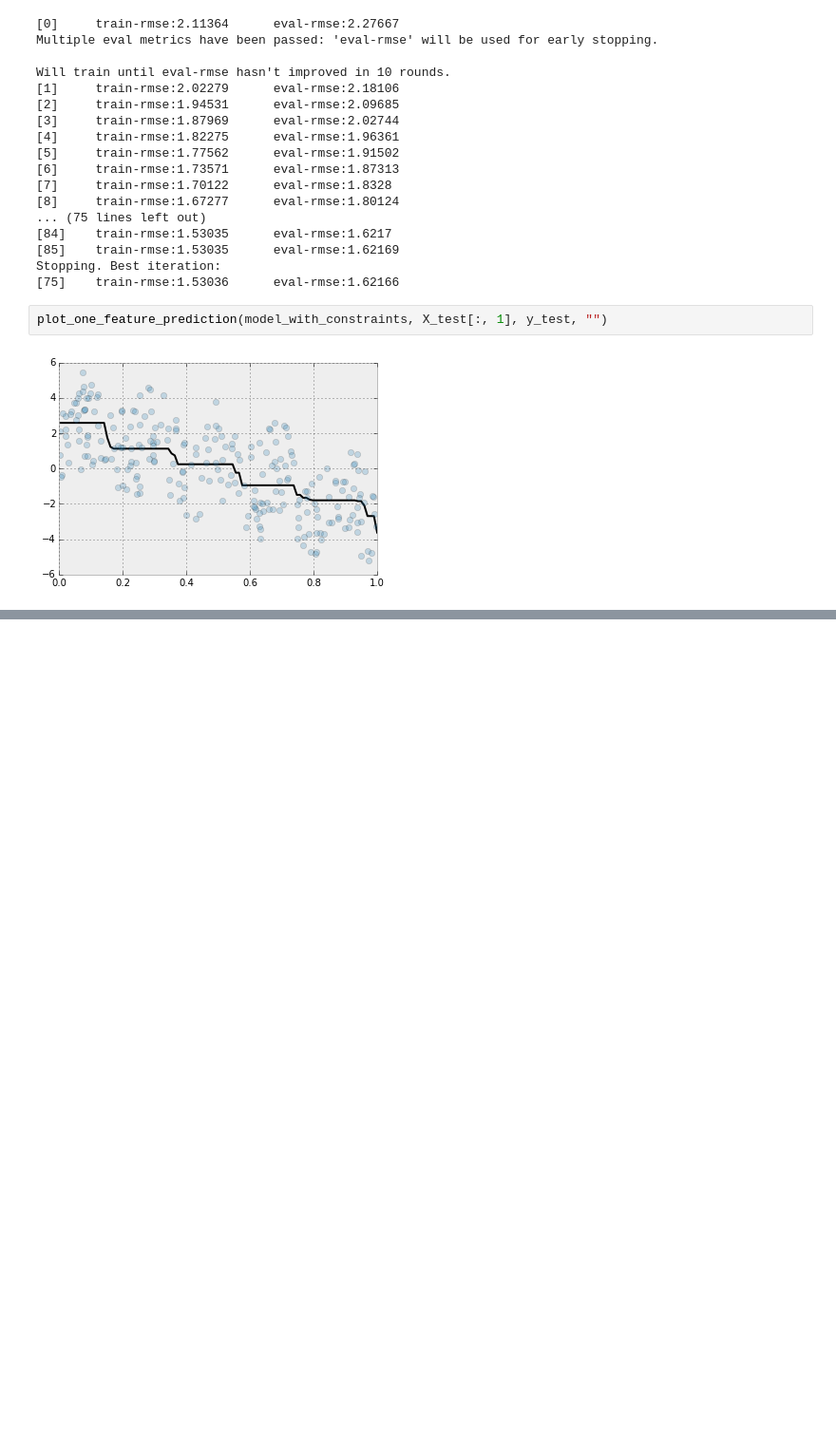
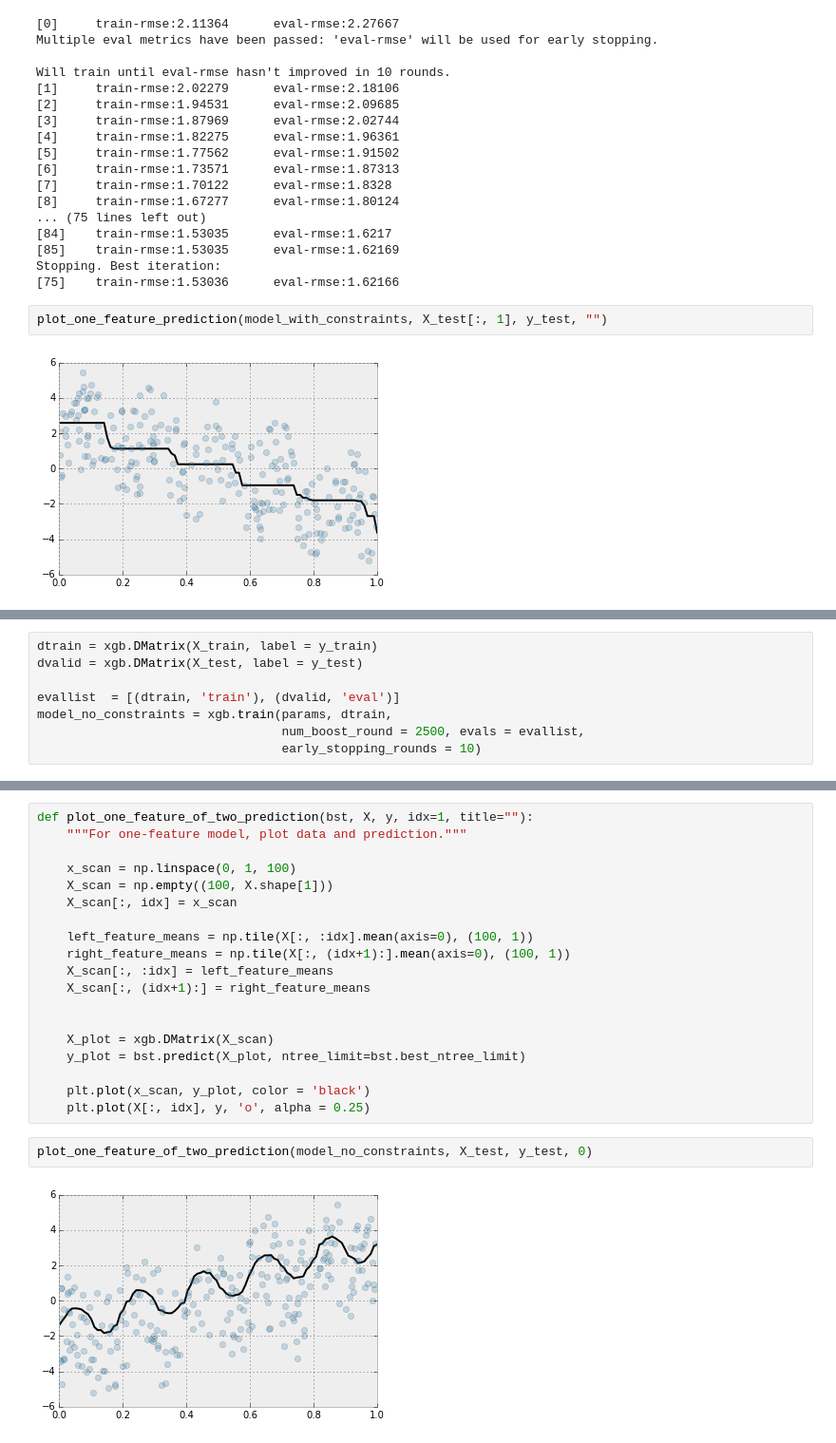
Before and after one commit to madrury/xgboost-monotonic-testing, a Jupyter notebook: xgboost-monotonic-testing.ipynb, the cells around one changed output, grey strips where cells are left out. Shown at 95% size. Drawn from its saved outputs; the diff is of its cells as text; blank space fills up the shorter version.

Commit message:
Two predictor model.

```diff
--- a/xgboost-monotonic-testing.ipynb
+++ b/xgboost-monotonic-testing.ipynb
@@ -178,0 +183,8 @@ plot_one_feature_prediction(model_with_constraints, X_test[:, 1], y_test, "")
+# %%
+dtrain = xgb.DMatrix(X_train, label = y_train)
+dvalid = xgb.DMatrix(X_test, label = y_test)
+
+evallist  = [(dtrain, 'train'), (dvalid, 'eval')]
+model_no_constraints = xgb.train(params, dtrain,
+                                 num_boost_round = 2500, evals = evallist,
+                                 early_stopping_rounds = 10)
@@ -178,0 +209,23 @@ plot_one_feature_prediction(model_with_constraints, X_test[:, 1], y_test, "")
+# %%
+def plot_one_feature_of_two_prediction(bst, X, y, idx=1, title=""):
+    """For one-feature model, plot data and prediction."""
+
+    x_scan = np.linspace(0, 1, 100)
+    X_scan = np.empty((100, X.shape[1]))
+    X_scan[:, idx] = x_scan
+
+    left_feature_means = np.tile(X[:, :idx].mean(axis=0), (100, 1))
+    right_feature_means = np.tile(X[:, (idx+1):].mean(axis=0), (100, 1))
+    X_scan[:, :idx] = left_feature_means
+    X_scan[:, (idx+1):] = right_feature_means
+
+
+    X_plot = xgb.DMatrix(X_scan)
+    y_plot = bst.predict(X_plot, ntree_limit=bst.best_ntree_limit)
+
+    plt.plot(x_scan, y_plot, color = 'black')
+    plt.plot(X[:, idx], y, 'o', alpha = 0.25)
+# %%
+plot_one_feature_of_two_prediction(model_no_constraints, X_test, y_test, 0)
+# %% [output]
+[figure, added]
```
Also changed, not shown: parts of 7 cells of this notebook.
